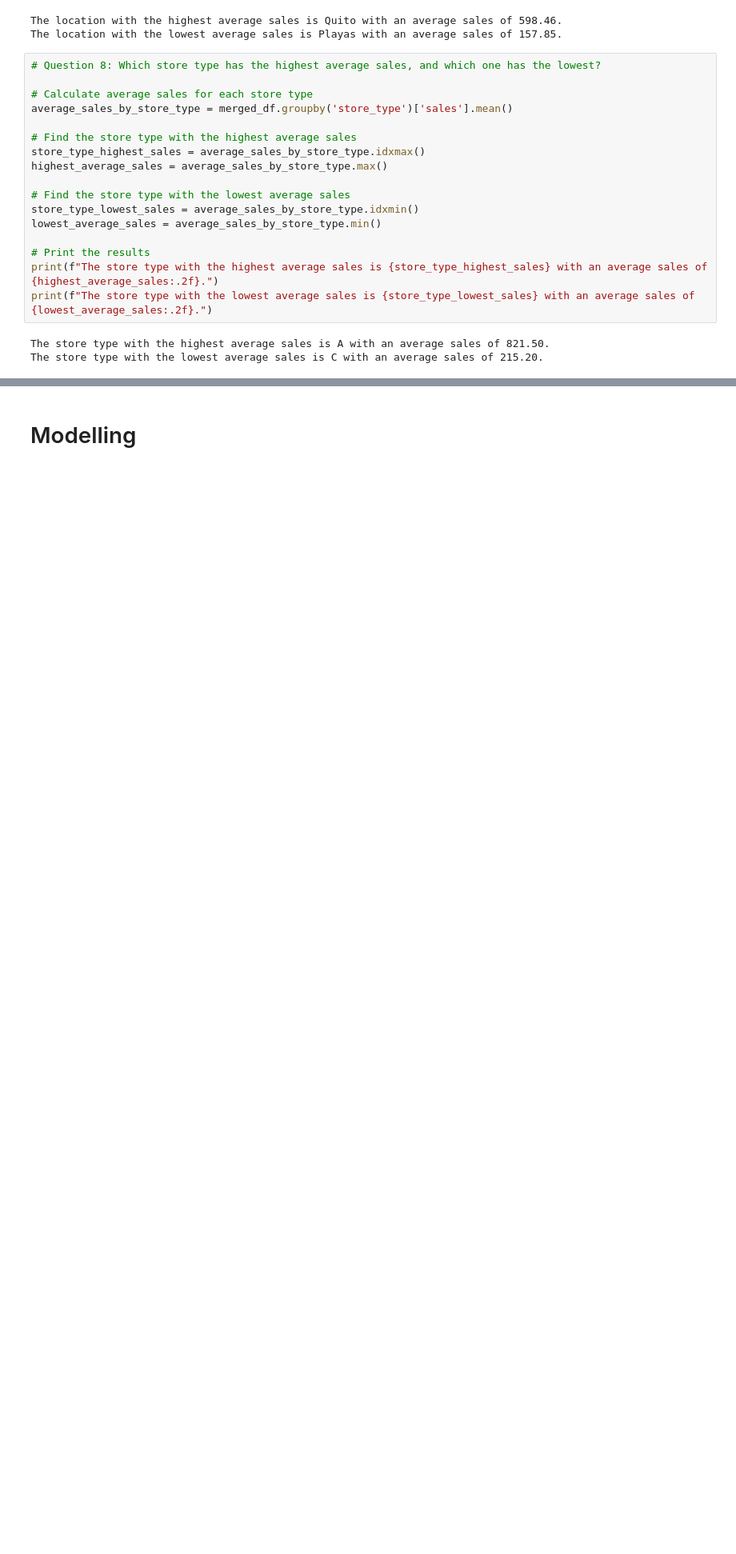
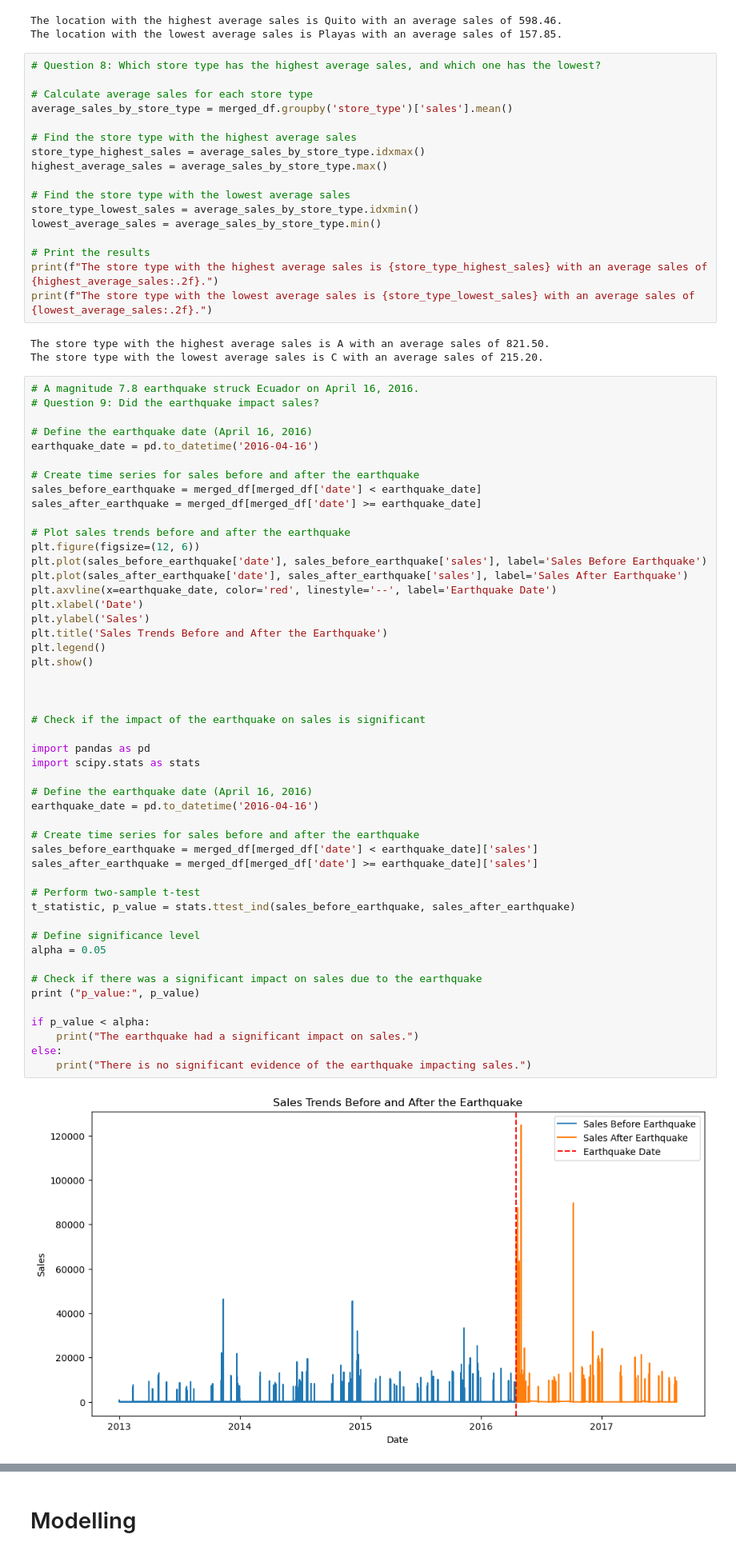
Before and after one commit to Aseye-Amedofu/LP3-TimeseriesRegression, a Jupyter notebook: TimeSeriesSalesForecastng.ipynb, the cells around one changed output, grey strips where cells are left out. Shown at 80% size. Drawn from its saved outputs; the diff is of its cells as text; blank space fills up the shorter version.

```diff
--- a/TimeSeriesSalesForecastng.ipynb
+++ b/TimeSeriesSalesForecastng.ipynb
@@ -948,3 +963,54 @@ print(f"The store type with the lowest average sales is {store_type_lowest_sales
 # %% [output]
 The store type with the highest average sales is A with an average sales of 821.50.
 The store type with the lowest average sales is C with an average sales of 215.20.
+# %%
+# A magnitude 7.8 earthquake struck Ecuador on April 16, 2016.
+# Question 9: Did the earthquake impact sales?
+
+# Define the earthquake date (April 16, 2016)
+earthquake_date = pd.to_datetime('2016-04-16')
+
+# Create time series for sales before and after the earthquake
+sales_before_earthquake = merged_df[merged_df['date'] < earthquake_date]
+sales_after_earthquake = merged_df[merged_df['date'] >= earthquake_date]
+
+# Plot sales trends before and after the earthquake
+plt.figure(figsize=(12, 6))
+plt.plot(sales_before_earthquake['date'], sales_before_earthquake['sales'], label='Sales Before Earthquake')
+plt.plot(sales_after_earthquake['date'], sales_after_earthquake['sales'], label='Sales After Earthquake')
+plt.axvline(x=earthquake_date, color='red', linestyle='--', label='Earthquake Date')
+plt.xlabel('Date')
+plt.ylabel('Sales')
+plt.title('Sales Trends Before and After the Earthquake')
+plt.legend()
+plt.show()
+
+
+
+# Check if the impact of the earthquake on sales is significant
+
+import pandas as pd
+import scipy.stats as stats
+
+# Define the earthquake date (April 16, 2016)
+earthquake_date = pd.to_datetime('2016-04-16')
+
+# Create time series for sales before and after the earthquake
+sales_before_earthquake = merged_df[merged_df['date'] < earthquake_date]['sales']
+sales_after_earthquake = merged_df[merged_df['date'] >= earthquake_date]['sales']
+
+# Perform two-sample t-test
+t_statistic, p_value = stats.ttest_ind(sales_before_earthquake, sales_after_earthquake)
+
+# Define significance level
+alpha = 0.05
+
+# Check if there was a significant impact on sales due to the earthquake
+print ("p_value:", p_value)
+
+if p_value < alpha:
+    print("The earthquake had a significant impact on sales.")
+else:
+    print("There is no significant evidence of the earthquake impacting sales.")
+# %% [output]
+[figure, added]
```
Also changed, not shown: parts of 8 cells of this notebook.
